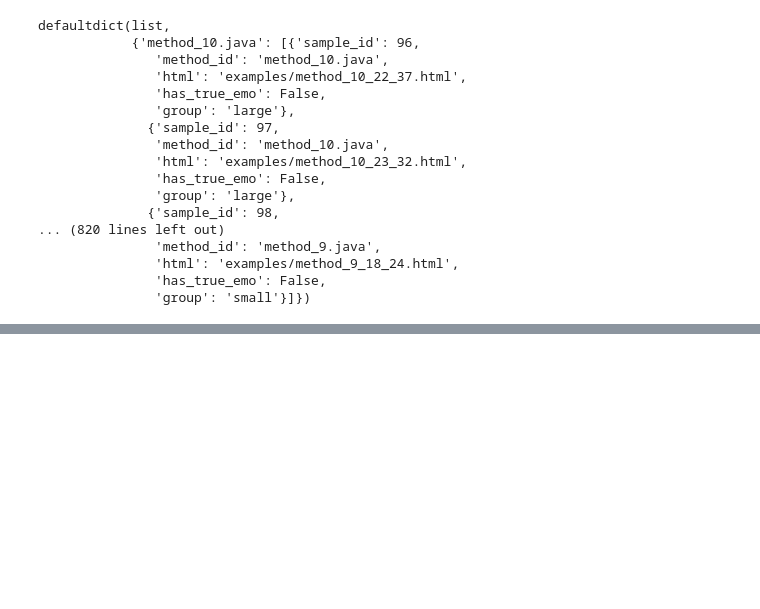
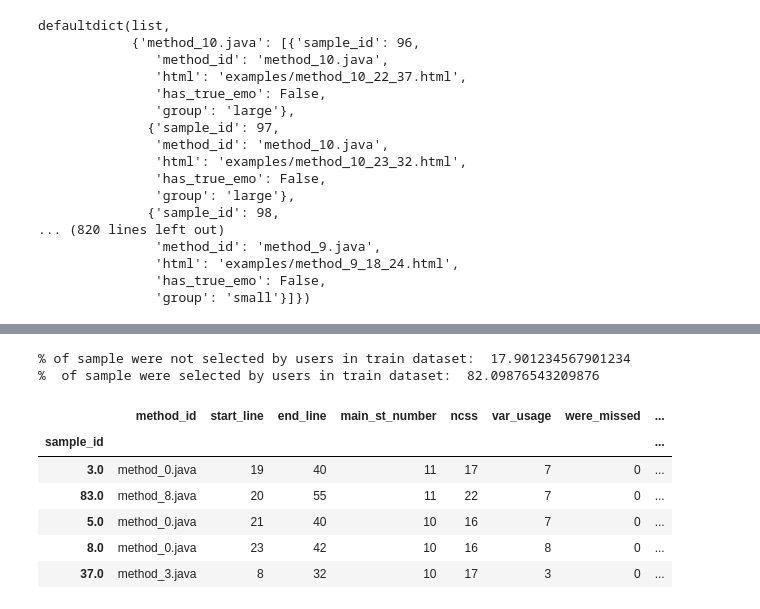
Before and after one commit to acheshkov/program_slicing, a Jupyter notebook: program_slicing/decomposition/manul_rules.ipynb, the cells around one changed output, grey strips where cells are left out. Cells and saved outputs as stored; diff of their text form; code cells hidden in the pictures; blank space fills up the shorter version.

```diff
--- a/program_slicing/decomposition/manul_rules.ipynb
+++ b/program_slicing/decomposition/manul_rules.ipynb
@@ -510,0 +606,24 @@ df
+# %%
+n=len(new_df)
+is_missed1=len(new_df[new_df['were_missed']==0])
+is_missed=len(new_df[new_df['were_missed']==1])
+
+print("% of sample were not selected by users in train dataset: ",is_missed1*100/n)
+print("%  of sample were selected by users in train dataset: ",is_missed*100/n)
+# %% [output]
+% of sample were not selected by users in train dataset:  17.901234567901234
+%  of sample were selected by users in train dataset:  82.09876543209876
+# %%
+# cat=['is_last_var_declaration']
+num=['main_st_number', 'ncss', 'var_usage', 'lines', 'diff_lines_var_usage', 'diff_lines_main_st',
+     'div_lines_var_usage','div_lines_main_st', 'non_spaces_symb_avg', 'non_spaces_symb_variance'
+]
+new_df.head()
+# %% [output]
+|  | method_id | start_line | end_line | main_st_number | ncss | var_usage | were_missed | ... |
+| sample_id |  |  |  |  |  |  |  | ... |
+| 3.0 | method_0.java | 19 | 40 | 11 | 17 | 7 | 0 | ... |
+| 83.0 | method_8.java | 20 | 55 | 11 | 22 | 7 | 0 | ... |
+| 5.0 | method_0.java | 21 | 40 | 10 | 16 | 7 | 0 | ... |
+| 8.0 | method_0.java | 23 | 42 | 10 | 16 | 8 | 0 | ... |
+| 37.0 | method_3.java | 8 | 32 | 10 | 17 | 3 | 0 | ... |
```
Also changed, not shown: parts of 32 cells of this notebook, 1 other file.
